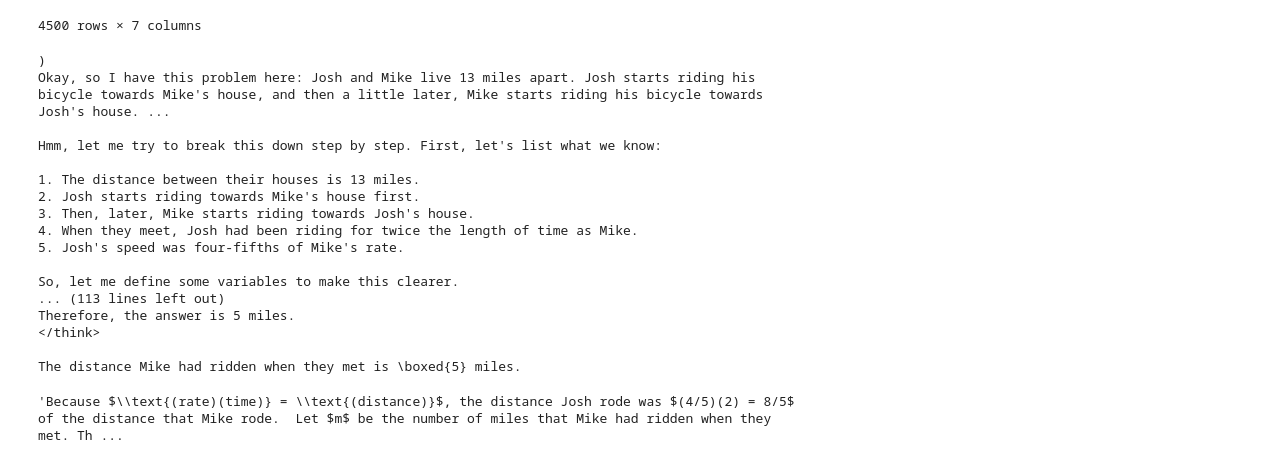
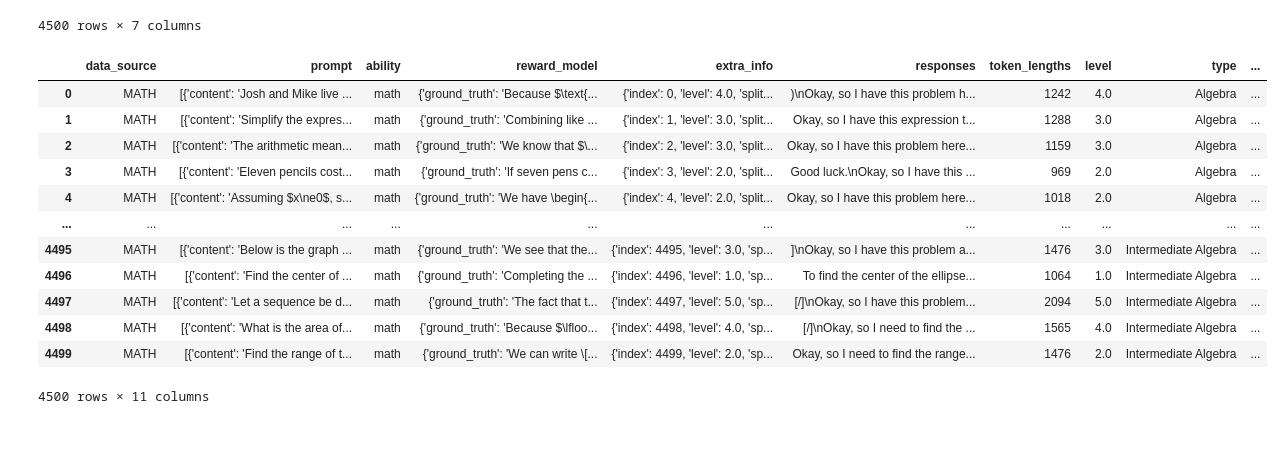
Before and after one commit to cayasryan/AdaptiveMathReasoning, a Jupyter notebook: explore/explore_eval_results.ipynb, the cells around one changed output. Cells and saved outputs as stored; diff of their text form; code cells hidden in the pictures; blank space fills up the shorter version.

```diff
--- a/explore/explore_eval_results.ipynb
+++ b/explore/explore_eval_results.ipynb
@@ -18,30 +18,36 @@ math_val
 | 4498 | MATH | [{'content': 'What is the area of... | math | {'ground_truth': 'Because $\lfloo... | {'index': 4498, 'level': 4.0, 'sp... | [[/]\nOkay, so I need to find the... | [1565] |
 | 4499 | MATH | [{'content': 'Find the range of t... | math | {'ground_truth': 'We can write \[... | {'index': 4499, 'level': 2.0, 'sp... | [Okay, so I need to find the rang... | [1476] |
 4500 rows × 7 columns
-# %%
-print(math_val.responses[0][0])
-# %% [output]
-)
-Okay, so I have this problem here: Josh and Mike live 13 miles apart. Josh starts riding his bicycle towards Mike's house, and then a little later, Mike starts riding his bicycle towards Josh's house. ...
-
-Hmm, let me try to break this down step by step. First, let's list what we know:
-
-1. The distance between their houses is 13 miles.
-2. Josh starts riding towards Mike's house first.
-3. Then, later, Mike starts riding towards Josh's house.
-4. When they meet, Josh had been riding for twice the length of time as Mike.
-5. Josh's speed was four-fifths of Mike's rate.
-
-So, let me define some variables to make this clearer.
-... (113 lines left out)
-Therefore, the answer is 5 miles.
-</think>
-
-The distance Mike had ridden when they met is \boxed{5} miles.
-# %%
-math_val.reward_model[0]['ground_truth']
-# %% [output]
-'Because $\\text{(rate)(time)} = \\text{(distance)}$, the distance Josh rode was $(4/5)(2) = 8/5$ of the distance that Mike rode.  Let $m$ be the number of miles that Mike had ridden when they met. Th ...
+# %%
+from utils import last_boxed_only_string, remove_boxed
+import numpy as np
+
+def extract_answer(solution_str: str) -> str:
+    """Extract the final boxed answer from a solution string."""
+    return remove_boxed(last_boxed_only_string(solution_str))
+
+math_val["level"] = math_val["extra_info"].apply(lambda d: d.get("level") if isinstance(d, dict) else None)
+math_val["type"] = math_val["extra_info"].apply(lambda d: d.get("type") if isinstance(d, dict) else None)
+math_val["ground_truth"] = math_val["reward_model"].apply(lambda d: extract_answer(d["ground_truth"]))
+math_val["responses"] = math_val["responses"].apply(lambda x: x[0] if isinstance(x, np.ndarray) and len(x) == 1 else x)
+math_val["answer"] = math_val["responses"].apply(lambda r: extract_answer(r) if r else None)
+math_val["token_lengths"] = math_val["token_lengths"].apply(lambda x: x[0] if isinstance(x, np.ndarray) and len(x) == 1 else x)
+
+math_val
+# %% [output]
+|  | data_source | prompt | ability | reward_model | extra_info | responses | token_lengths | level | type | ... |
+| 0 | MATH | [{'content': 'Josh and Mike live ... | math | {'ground_truth': 'Because $\text{... | {'index': 0, 'level': 4.0, 'split... | )\nOkay, so I have this problem h... | 1242 | 4.0 | Algebra | ... |
+| 1 | MATH | [{'content': 'Simplify the expres... | math | {'ground_truth': 'Combining like ... | {'index': 1, 'level': 3.0, 'split... | Okay, so I have this expression t... | 1288 | 3.0 | Algebra | ... |
+| 2 | MATH | [{'content': 'The arithmetic mean... | math | {'ground_truth': 'We know that $\... | {'index': 2, 'level': 3.0, 'split... | Okay, so I have this problem here... | 1159 | 3.0 | Algebra | ... |
+| 3 | MATH | [{'content': 'Eleven pencils cost... | math | {'ground_truth': 'If seven pens c... | {'index': 3, 'level': 2.0, 'split... | Good luck.\nOkay, so I have this ... | 969 | 2.0 | Algebra | ... |
+| 4 | MATH | [{'content': 'Assuming $x\ne0$, s... | math | {'ground_truth': 'We have \begin{... | {'index': 4, 'level': 2.0, 'split... | Okay, so I have this problem here... | 1018 | 2.0 | Algebra | ... |
+| ... | ... | ... | ... | ... | ... | ... | ... | ... | ... | ... |
+| 4495 | MATH | [{'content': 'Below is the graph ... | math | {'ground_truth': 'We see that the... | {'index': 4495, 'level': 3.0, 'sp... | ]\nOkay, so I have this problem a... | 1476 | 3.0 | Intermediate Algebra | ... |
+| 4496 | MATH | [{'content': 'Find the center of ... | math | {'ground_truth': 'Completing the ... | {'index': 4496, 'level': 1.0, 'sp... | To find the center of the ellipse... | 1064 | 1.0 | Intermediate Algebra | ... |
+| 4497 | MATH | [{'content': 'Let a sequence be d... | math | {'ground_truth': 'The fact that t... | {'index': 4497, 'level': 5.0, 'sp... | [/]\nOkay, so I have this problem... | 2094 | 5.0 | Intermediate Algebra | ... |
+| 4498 | MATH | [{'content': 'What is the area of... | math | {'ground_truth': 'Because $\lfloo... | {'index': 4498, 'level': 4.0, 'sp... | [/]\nOkay, so I need to find the ... | 1565 | 4.0 | Intermediate Algebra | ... |
+| 4499 | MATH | [{'content': 'Find the range of t... | math | {'ground_truth': 'We can write \[... | {'index': 4499, 'level': 2.0, 'sp... | Okay, so I need to find the range... | 1476 | 2.0 | Intermediate Algebra | ... |
+4500 rows × 11 columns
 # %%
 import sys
 import os
```
Also changed, not shown: parts of 16 cells of this notebook, 16 other files.
